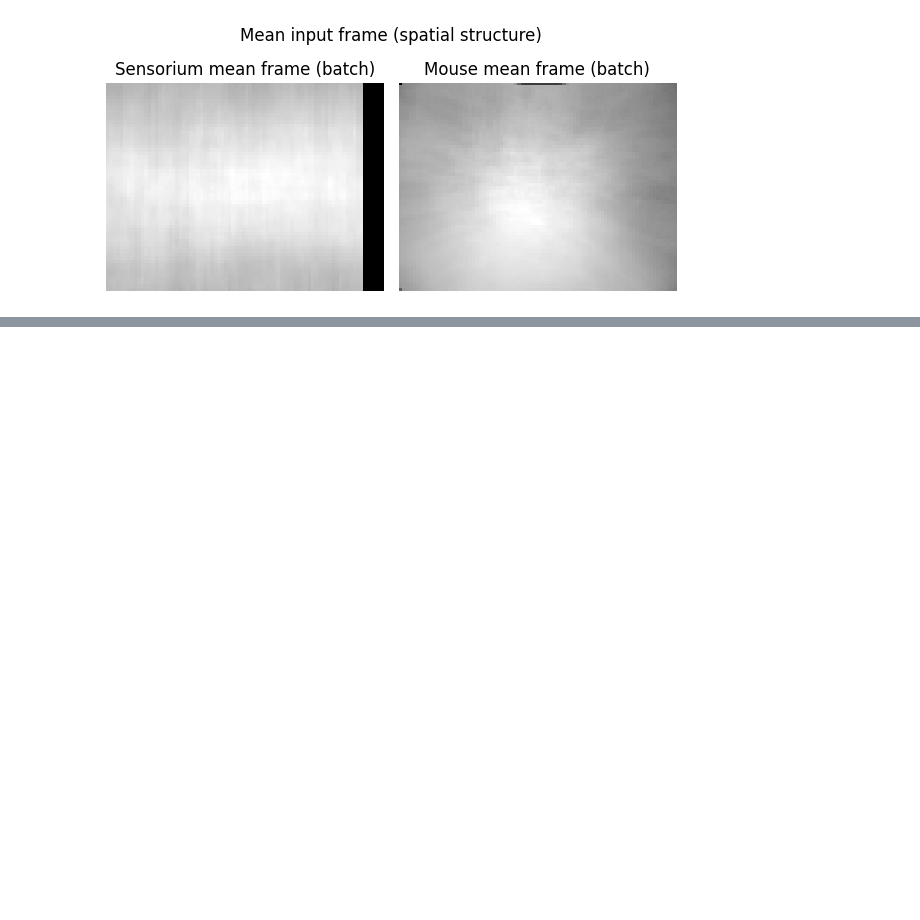
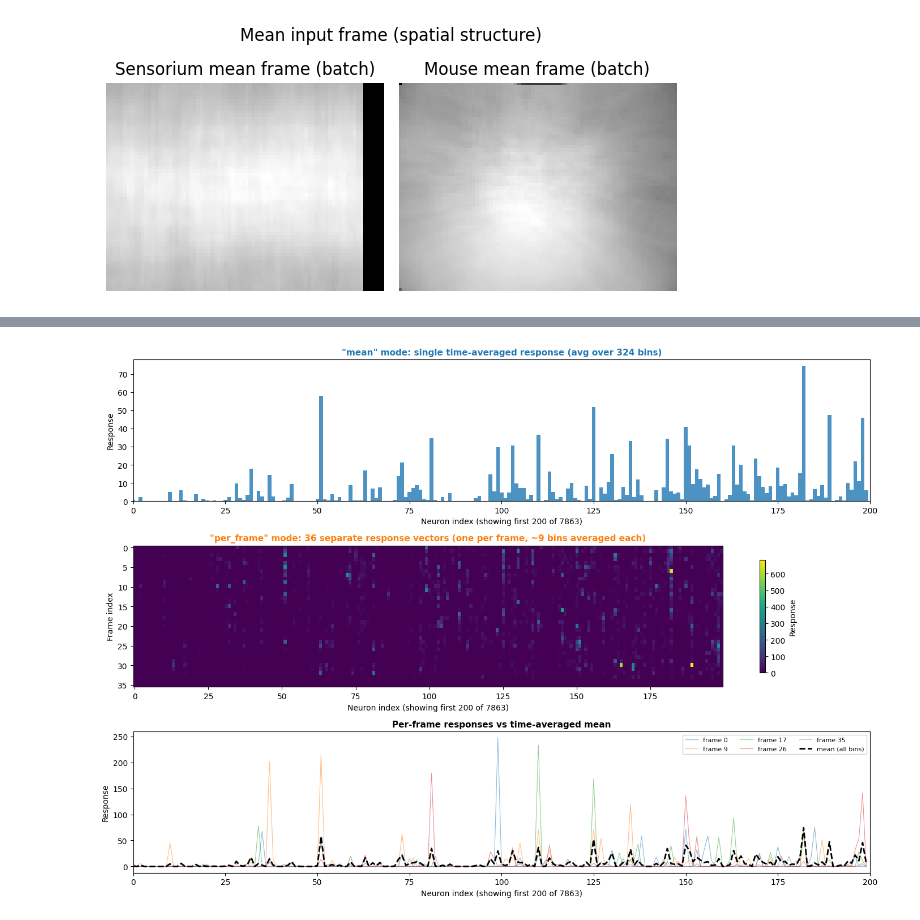
Before and after one commit to herbelinluke/2023-Xu-Multimodal-Mouse-V1, a Jupyter notebook: compare_sensorium_vs_mouse_inputs.ipynb, the cells around one changed output, grey strips where cells are left out. Cells and saved outputs as stored; diff of their text form; code cells hidden in the pictures; blank space fills up the shorter version.

```diff
--- a/compare_sensorium_vs_mouse_inputs.ipynb
+++ b/compare_sensorium_vs_mouse_inputs.ipynb
@@ -381,0 +529,47 @@ plt.show()
+# %%
+# --- Figure 3: Neural response comparison ---
+# Show how the 7863-neuron response vector differs between the two modes
+
+# Pick a subset of neurons to visualize (first 200 for readability)
+N_VIS = 200
+neuron_slice = slice(0, N_VIS)
+
+fig, axes = plt.subplots(3, 1, figsize=(14, 10))
+
+# Panel A: Mean response (single vector)
+ax = axes[0]
+ax.bar(np.arange(N_VIS), np.nan_to_num(mean_resp[neuron_slice]), width=1.0, color="C0", alpha=0.8)
+ax.set_title(f'"mean" mode: single time-averaged response (avg over {n_tbins} bins)',
+             fontsize=11, fontweight="bold", color="C0")
+ax.set_ylabel("Response")
+ax.set_xlim(0, N_VIS)
+ax.set_xlabel(f"Neuron index (showing first {N_VIS} of {n_neurons})")
+
+# Panel B: Per-frame responses as heatmap
+ax = axes[1]
+im = ax.imshow(np.nan_to_num(binned_resp[:, neuron_slice]), aspect="auto",
+               cmap="viridis", interpolation="nearest")
+ax.set_title(f'"per_frame" mode: {n_frames} separate response vectors (one per frame, ~9 bins averaged each)',
+             fontsize=11, fontweight="bold", color="C1")
+ax.set_ylabel("Frame index")
+ax.set_xlabel(f"Neuron index (showing first {N_VIS} of {n_neurons})")
+ax.set_yticks(np.arange(0, n_frames, 5))
+plt.colorbar(im, ax=ax, label="Response", shrink=0.8)
+
+# Panel C: Overlay a few per-frame vectors vs the mean
+ax = axes[2]
+for f in highlight_frames:
+    ax.plot(np.arange(N_VIS), np.nan_to_num(binned_resp[f, neuron_slice]),
+            alpha=0.5, linewidth=0.8, label=f"frame {f}")
+ax.plot(np.arange(N_VIS), np.nan_to_num(mean_resp[neuron_slice]),
+        color="black", linewidth=2.0, linestyle="--", label="mean (all bins)")
+ax.set_title("Per-frame responses vs time-averaged mean", fontsize=11, fontweight="bold")
+ax.set_ylabel("Response")
+ax.set_xlabel(f"Neuron index (showing first {N_VIS} of {n_neurons})")
+ax.set_xlim(0, N_VIS)
+ax.legend(loc="upper right", fontsize=8, ncol=3)
+
+plt.tight_layout()
+plt.show()
+# %% [output]
+[figure, added]
```
Also changed, not shown: parts of 8 cells of this notebook, 34 other files.
